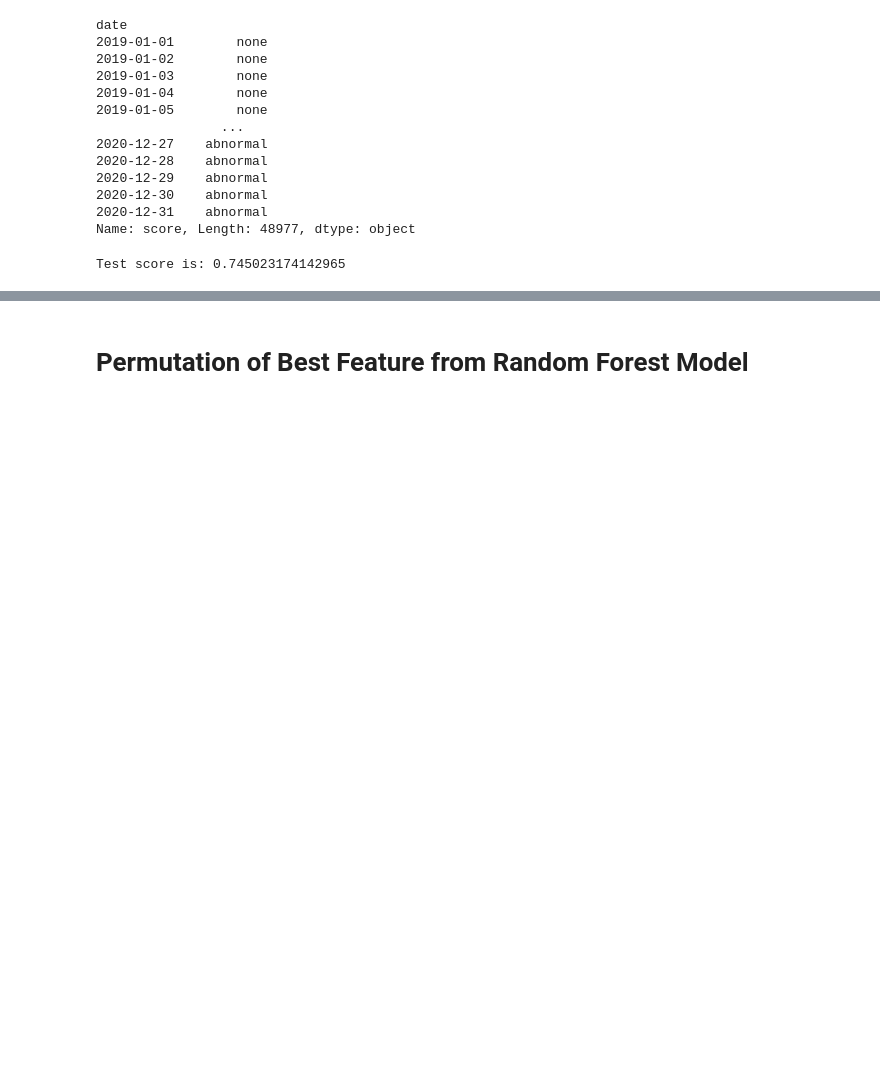
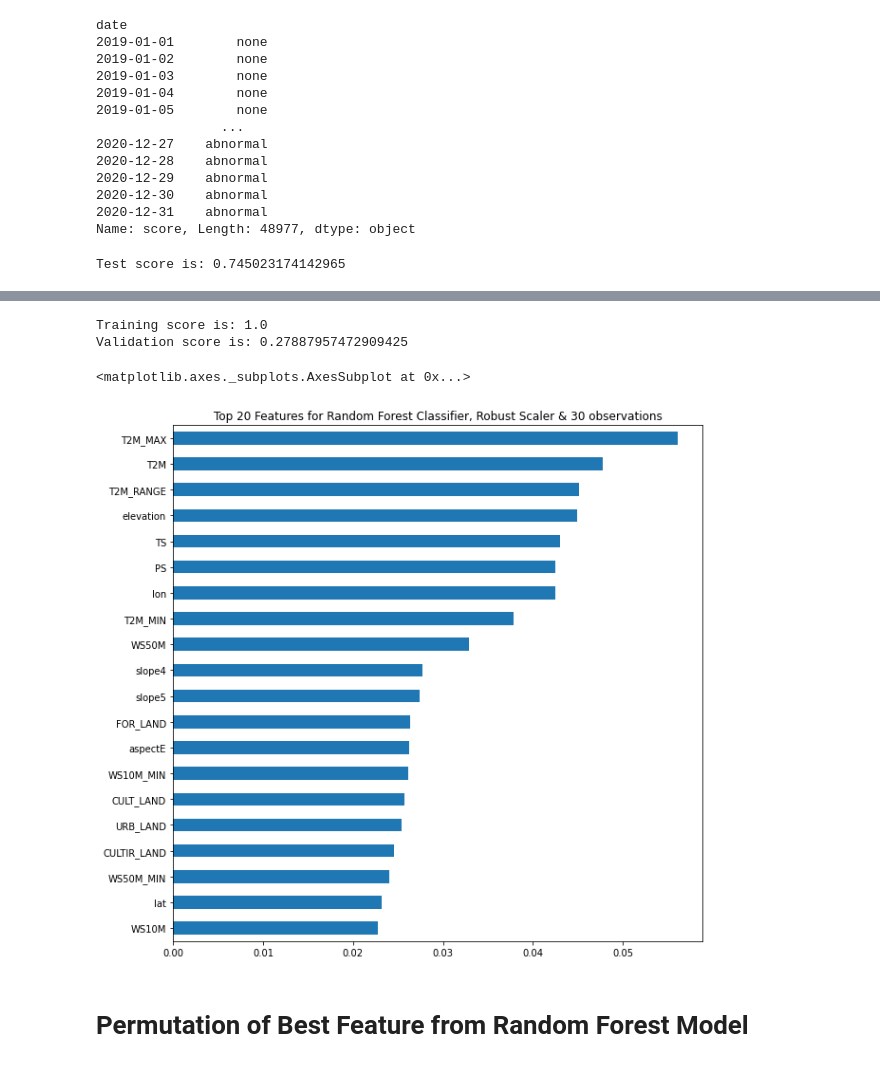
Before and after one commit to ivan-mihailov/LS-Unit-2-Sprint-3-Assignments, a Jupyter notebook: Ivan_Mihailov_DSPT11_234_Assignment.ipynb, the cells around one changed output, grey strips where cells are left out. Drawn from its saved outputs; the diff is of its cells as text; code cells hidden in the pictures; blank space fills up the shorter version.

Commit message:
Updated with Undersampling

```diff
--- a/Ivan_Mihailov_DSPT11_234_Assignment.ipynb
+++ b/Ivan_Mihailov_DSPT11_234_Assignment.ipynb
@@ -542,0 +600,9 @@ Test score is: 0.745023174142965
+# %%
+# Random Undersampling with No Sampling Strategy
+
+rus2 = RandomUnderSampler()
+
+X_res2, y_res2 = rus2.fit_resample(X_train, y_train)
+
+print(X_res2.shape, y_res2.shape)
+print(pd.value_counts(y_res2))
@@ -543,3 +618,32 @@ Test score is: 0.745023174142965
+# %%
+pipe_robust2 = make_pipeline(
+    RobustScaler(),
+    RandomForestClassifier(n_jobs = -1,
+                           max_depth = 15,
+                           random_state = 42)
+)
+
+pipe_robust2.fit(X_res2, y_res2)
+
+print('Training score is:', pipe_robust2.score(X_res2, y_res2))
+print('Validation score is:', pipe_robust2.score(X_val, y_val))
+# %% [output]
+Training score is: 1.0
+Validation score is: 0.27887957472909425
+# %%
+# Top 20 Features for Random Forest 15 trees, Robust Scaler & 30 observations
+import matplotlib.pyplot as plt
+rf_robust2 = pipe_robust2.named_steps['randomforestclassifier']
+
+importances_robust2 = pd.Series(rf_robust2.feature_importances_, X_train.columns)
+
+n =20
+plt.figure(figsize = (10, n/2))
+plt.title(f'Top {n} Features for Random Forest Classifier, Robust Scaler & 30 observations')
+importances_robust2.sort_values()[-n:].plot.barh()
+# %% [output]
+<matplotlib.axes._subplots.AxesSubplot at 0x...>
+[figure, added]
 # %% [markdown]
 # Permutation of Best Feature from Random Forest Model
 # %%
```
Also changed, not shown: parts of 6 cells of this notebook.
